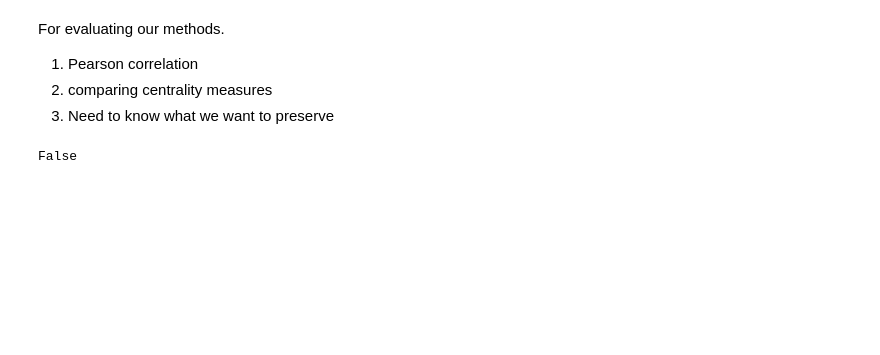
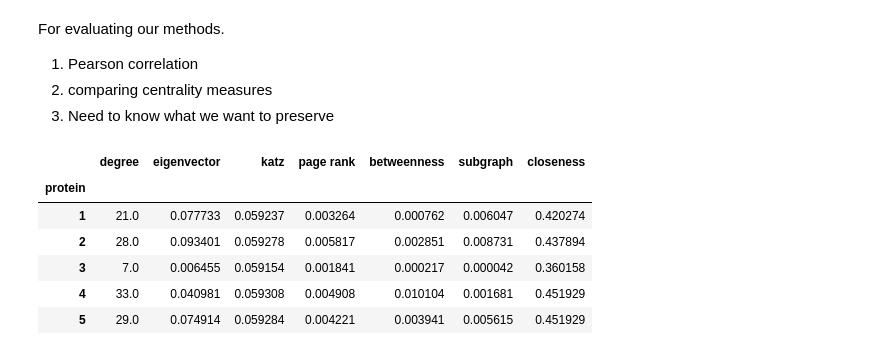
Before and after one commit to orlando2130/Math-3888-group-E, a Jupyter notebook: wk8_toolbox/wk8_toolbox.ipynb, the cells around one changed output. Drawn from its saved outputs; the diff is of its cells as text; code cells hidden in the pictures; blank space fills up the shorter version.

```diff
--- a/wk8_toolbox/wk8_toolbox.ipynb
+++ b/wk8_toolbox/wk8_toolbox.ipynb
@@ -139,17 +139,21 @@ from src.centrality_measures import all_node_centrality_measures, all_node_centr
-# %%
-print(nx.is_connected(G_reduced))
-# %% [output]
-False
 # %%
-reduced_metrics = all_node_centrality_measures_weighted(
+reduced_metrics = all_node_centrality_measures(
     G_reduced
 )
 
 df = pd.DataFrame(reduced_metrics).transpose()
 df.index.name = "protein"
 df.head()
 
-df.to_csv("data/processed/reduced_graph_centrality_measures.csv")
+# df.to_csv("data/processed/reduced_graph_centrality_measures.csv")
+# %% [output]
+|  | degree | eigenvector | katz | page rank | betweenness | subgraph | closeness |
+| protein |  |  |  |  |  |  |  |
+| 1 | 21.0 | 0.077733 | 0.059237 | 0.003264 | 0.000762 | 0.006047 | 0.420274 |
+| 2 | 28.0 | 0.093401 | 0.059278 | 0.005817 | 0.002851 | 0.008731 | 0.437894 |
+| 3 | 7.0 | 0.006455 | 0.059154 | 0.001841 | 0.000217 | 0.000042 | 0.360158 |
+| 4 | 33.0 | 0.040981 | 0.059308 | 0.004908 | 0.010104 | 0.001681 | 0.451929 |
+| 5 | 29.0 | 0.074914 | 0.059284 | 0.004221 | 0.003941 | 0.005615 | 0.451929 |
 # %%
 metrics = pd.read_csv("data/processed/centrality_measures.csv")
 reduced_metrics = pd.read_csv("data/processed/reduced_graph_centrality_measures.csv")
```
Also changed, not shown: parts of 14 cells of this notebook, 8 other files.
